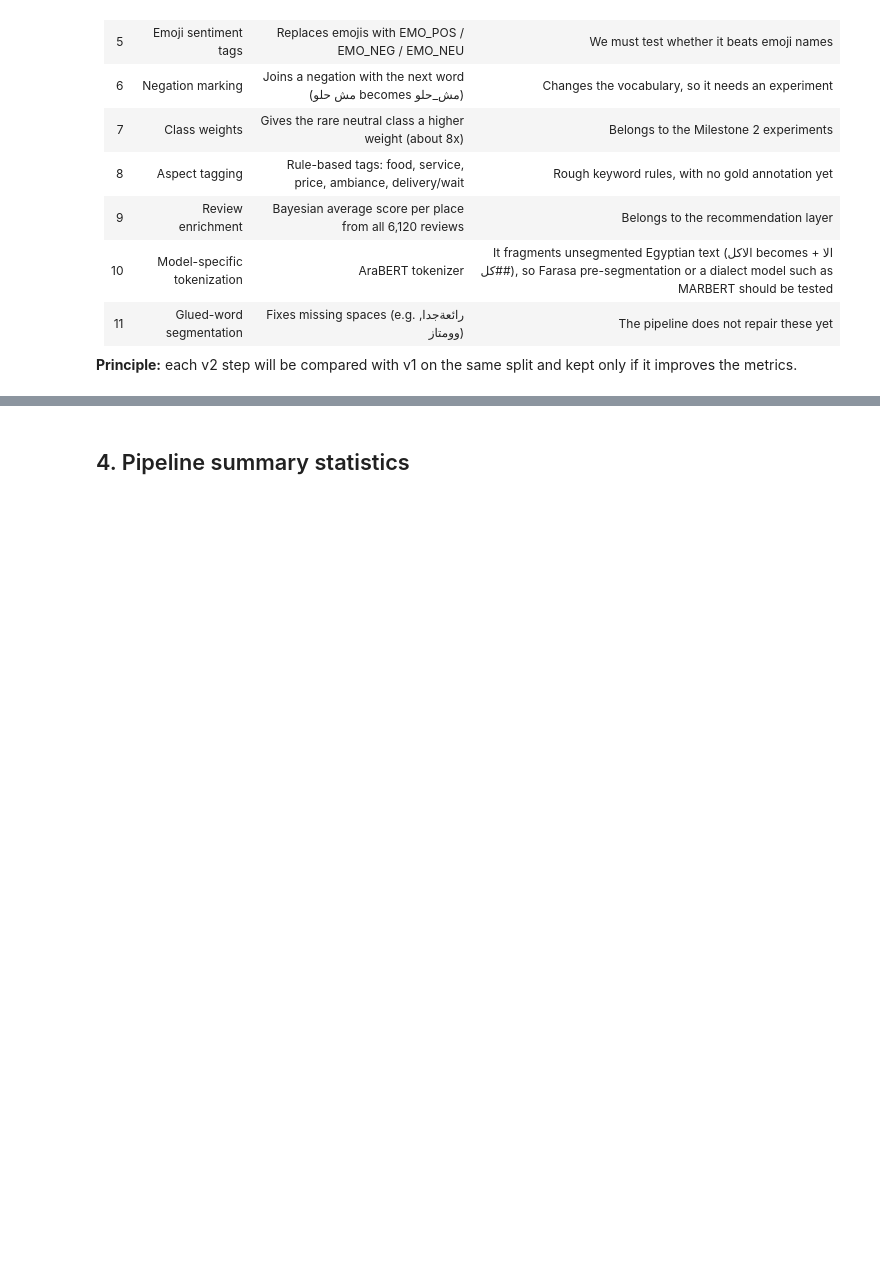
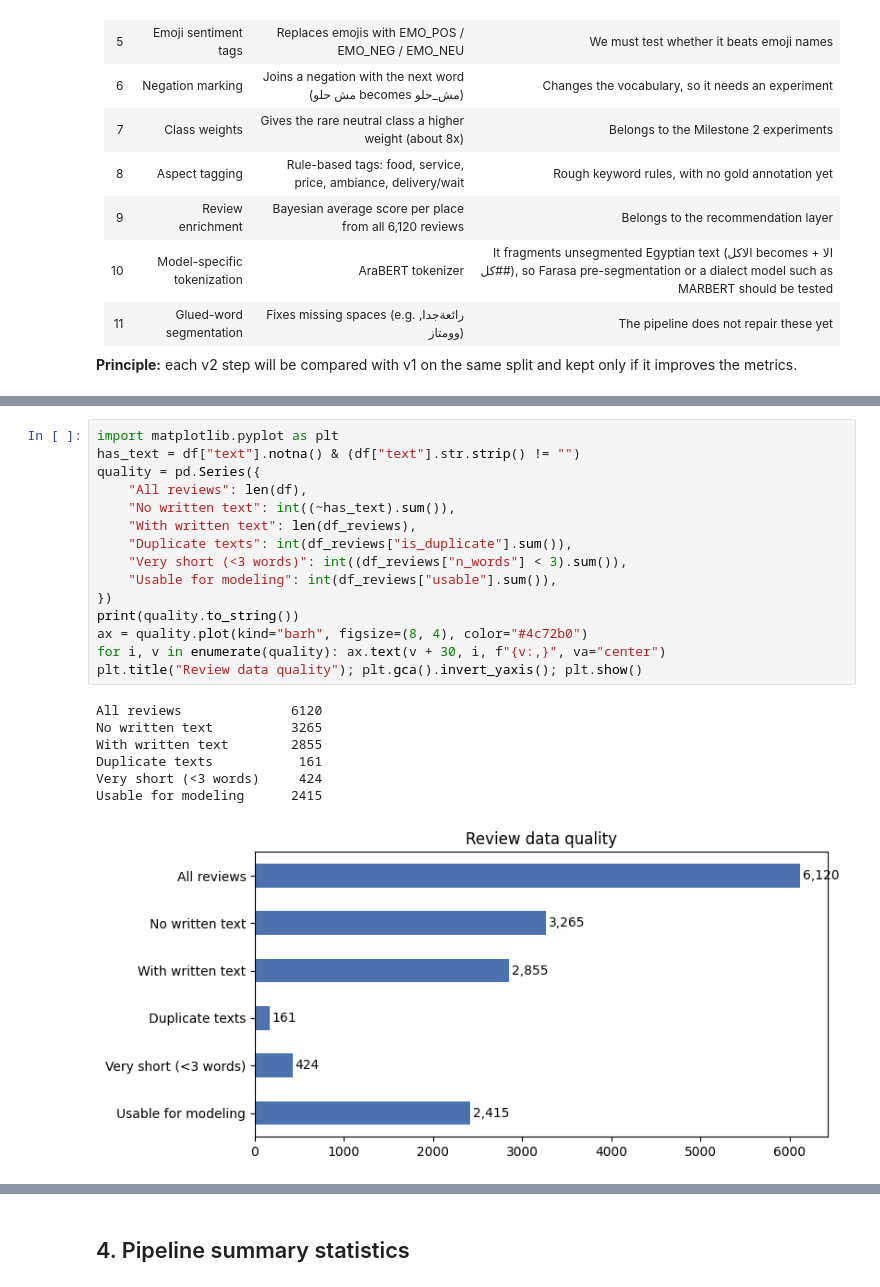
Before and after one commit to EiadEssam/ReviFood-Chatbot, a Jupyter notebook: Milestone1/NLP_pipeline_Yassin_done.ipynb, the cells around one changed output, grey strips where cells are left out. Saved outputs shown, nothing was run; the diff lists cells and outputs as text; blank space fills up the shorter version.

```diff
--- a/Milestone1/NLP_pipeline_Yassin_done.ipynb
+++ b/Milestone1/NLP_pipeline_Yassin_done.ipynb
@@ -512,0 +511,23 @@ WARNING:huggingface_hub.utils._http:Warning: You are sending unauthenticated req
+# %%
+import matplotlib.pyplot as plt
+has_text = df["text"].notna() & (df["text"].str.strip() != "")
+quality = pd.Series({
+    "All reviews": len(df),
+    "No written text": int((~has_text).sum()),
+    "With written text": len(df_reviews),
+    "Duplicate texts": int(df_reviews["is_duplicate"].sum()),
+    "Very short (<3 words)": int((df_reviews["n_words"] < 3).sum()),
+    "Usable for modeling": int(df_reviews["usable"].sum()),
+})
+print(quality.to_string())
+ax = quality.plot(kind="barh", figsize=(8, 4), color="#4c72b0")
+for i, v in enumerate(quality): ax.text(v + 30, i, f"{v:,}", va="center")
+plt.title("Review data quality"); plt.gca().invert_yaxis(); plt.show()
+# %% [output]
+All reviews              6120
+No written text          3265
+With written text        2855
+Duplicate texts           161
+Very short (<3 words)     424
+Usable for modeling      2415
+[figure, added]
```
Also changed, not shown: parts of 5 cells of this notebook, 5 other files.
